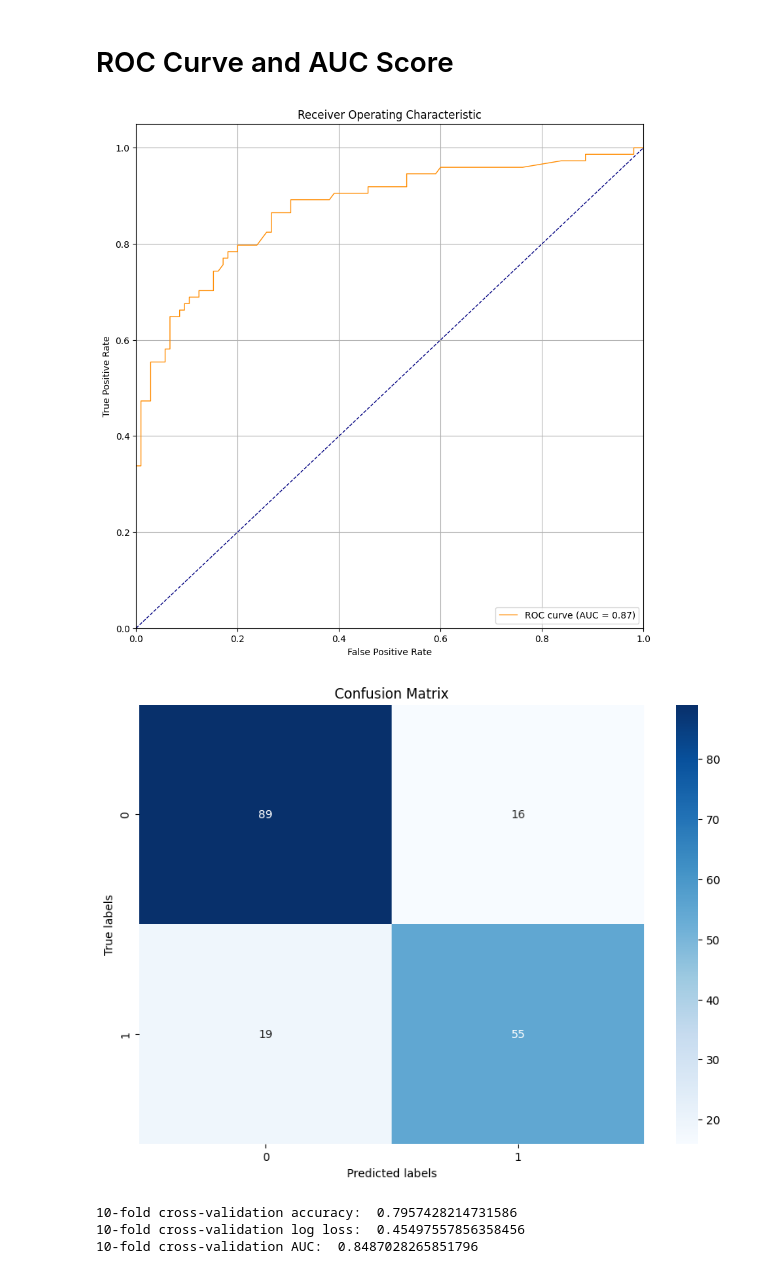
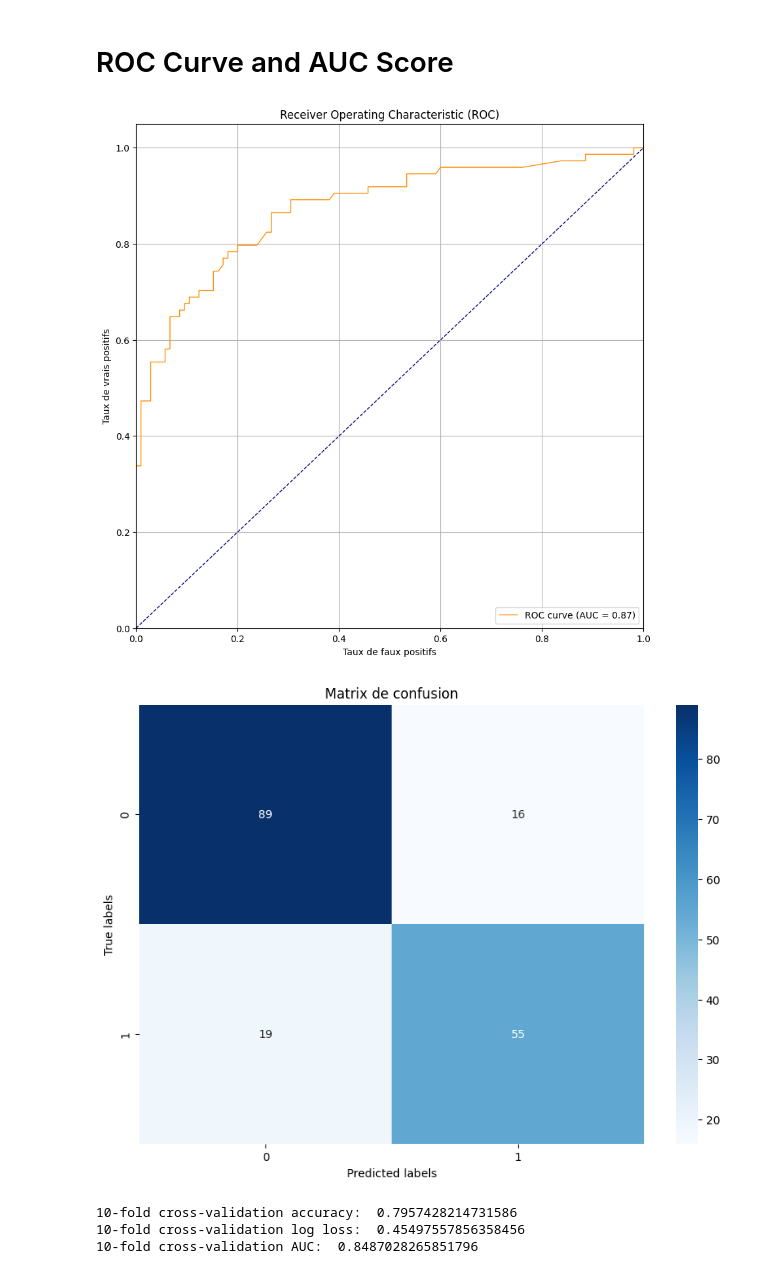
Before and after one commit to ErtKid/Machine_Learning_H3, a Jupyter notebook: TP_ML_Titanic.ipynb, the cells around one changed output. Drawn from its saved outputs; the diff is of its cells as text; code cells hidden in the pictures.

```diff
--- a/TP_ML_Titanic.ipynb
+++ b/TP_ML_Titanic.ipynb
@@ -696,27 +665,27 @@ LogisticRegression auc is 0.873
 # %%
 import matplotlib.pyplot as plt
 from sklearn.metrics import roc_curve, auc
 
 # Calculer les taux de vrais positifs et de faux positifs
 fpr, tpr, thresholds = roc_curve(y_test, y_pred_proba)
 
 # Calculer l'AUC
 roc_auc = auc(fpr, tpr)
 
 # Afficher la courbe ROC
 plt.figure(figsize=(10, 10))
 plt.plot(fpr, tpr, color='darkorange', lw=1, label=f'ROC curve (AUC = {roc_auc:.2f})')
 plt.plot([0, 1], [0, 1], color='navy', lw=1, linestyle='--')
 plt.xlim([0.0, 1.0])
 plt.ylim([0.0, 1.05])
-plt.xlabel('False Positive Rate')
-plt.ylabel('True Positive Rate')
-plt.title('Receiver Operating Characteristic')
+plt.xlabel('Taux de faux positifs')
+plt.ylabel('Taux de vrais positifs')
+plt.title('Receiver Operating Characteristic (ROC)')
 plt.legend(loc="lower right")
 plt.grid(True)
 plt.show()
 # %% [output]
-[figure, old version]
+[figure, new version]
 # %%
 import seaborn as sns
 import matplotlib.pyplot as plt
@@ -730,10 +699,10 @@ plt.figure(figsize=(10, 7))
 sns.heatmap(conf_matrix, annot=True, fmt='g', cmap='Blues')
 plt.xlabel('Predicted labels')
 plt.ylabel('True labels')
-plt.title('Confusion Matrix')
+plt.title('Matrix de confusion')
 plt.show()
 # %% [output]
-[figure, old version]
+[figure, new version]
 # %%
 from sklearn.model_selection import cross_val_score
 from sklearn.linear_model import LogisticRegression
```
Also changed, not shown: parts of 16 cells of this notebook.
